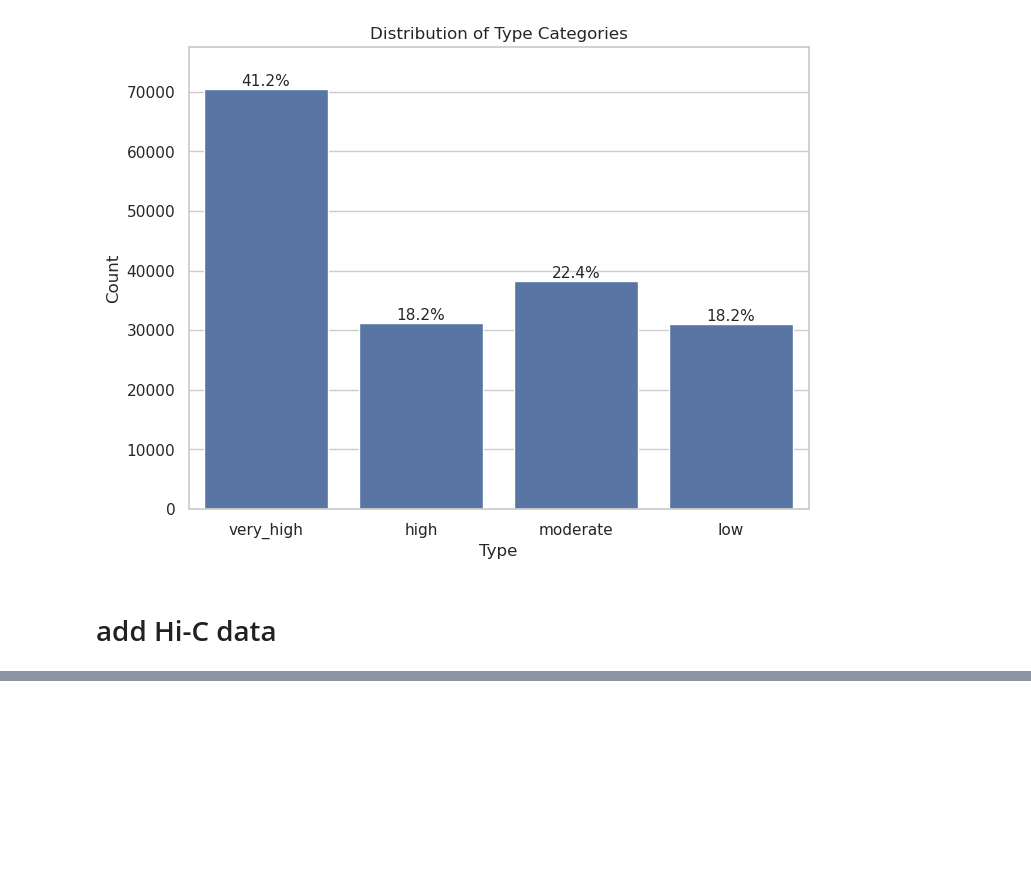
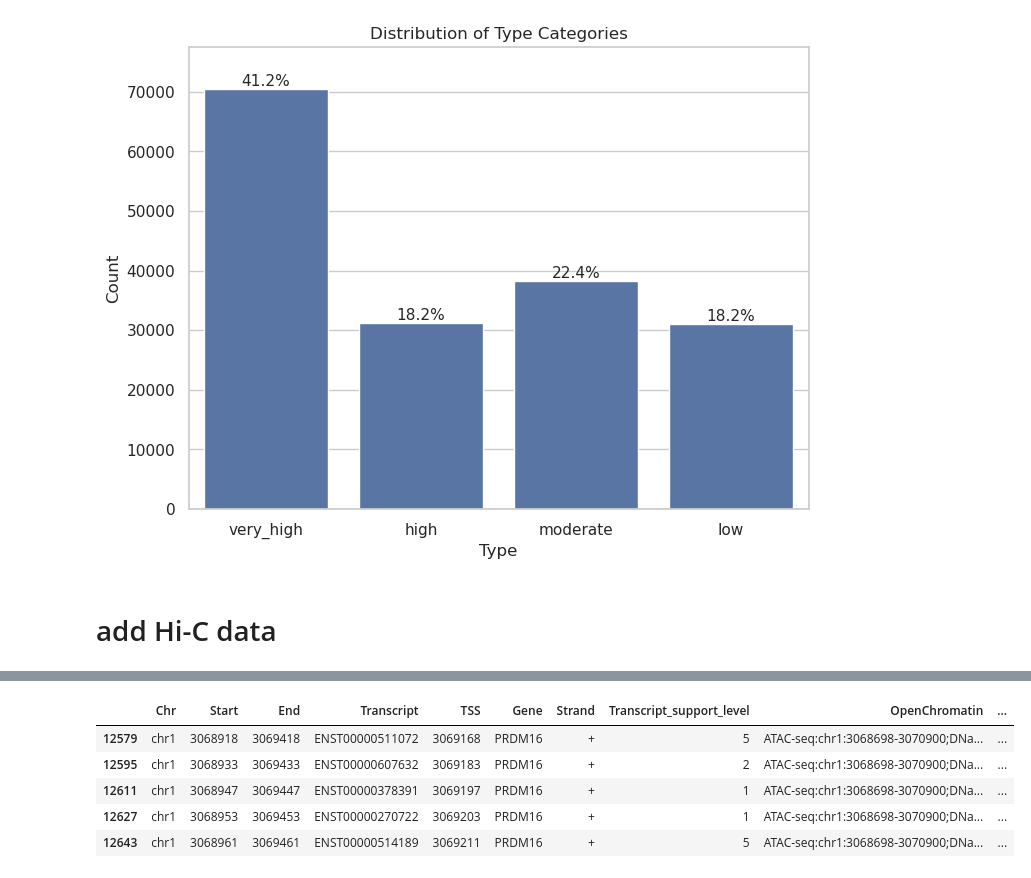
Before and after one commit to mingjutsai/PreprocessDB, a Jupyter notebook: promoter_table/OB_promoter_table.ipynb, the cells around one changed output, grey strips where cells are left out. Saved outputs shown, nothing was run; the diff lists cells and outputs as text; code cells hidden in the pictures; blank space fills up the shorter version.

```diff
--- a/promoter_table/OB_promoter_table.ipynb
+++ b/promoter_table/OB_promoter_table.ipynb
@@ -807,0 +826,9 @@ plt.show()
+# %%
+OB_promoter_table[OB_promoter_table['HiC_Distal_bin'] == '1:3066000:3068000']
+# %% [output]
+|  | Chr | Start | End | Transcript | TSS | Gene | Strand | Transcript_support_level | OpenChromatin | ... |
+| 12579 | chr1 | 3068918 | 3069418 | ENST00000511072 | 3069168 | PRDM16 | + | 5 | ATAC-seq:chr1:3068698-3070900;DNa... | ... |
+| 12595 | chr1 | 3068933 | 3069433 | ENST00000607632 | 3069183 | PRDM16 | + | 2 | ATAC-seq:chr1:3068698-3070900;DNa... | ... |
+| 12611 | chr1 | 3068947 | 3069447 | ENST00000378391 | 3069197 | PRDM16 | + | 1 | ATAC-seq:chr1:3068698-3070900;DNa... | ... |
+| 12627 | chr1 | 3068953 | 3069453 | ENST00000270722 | 3069203 | PRDM16 | + | 1 | ATAC-seq:chr1:3068698-3070900;DNa... | ... |
+| 12643 | chr1 | 3068961 | 3069461 | ENST00000514189 | 3069211 | PRDM16 | + | 5 | ATAC-seq:chr1:3068698-3070900;DNa... | ... |
```
Also changed, not shown: parts of 2 cells of this notebook.
